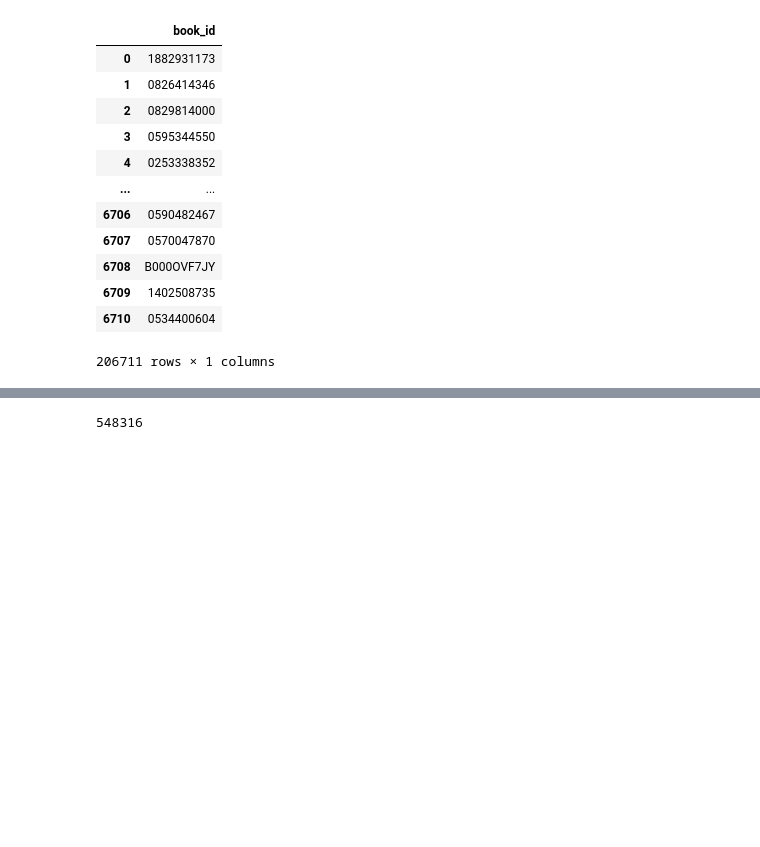
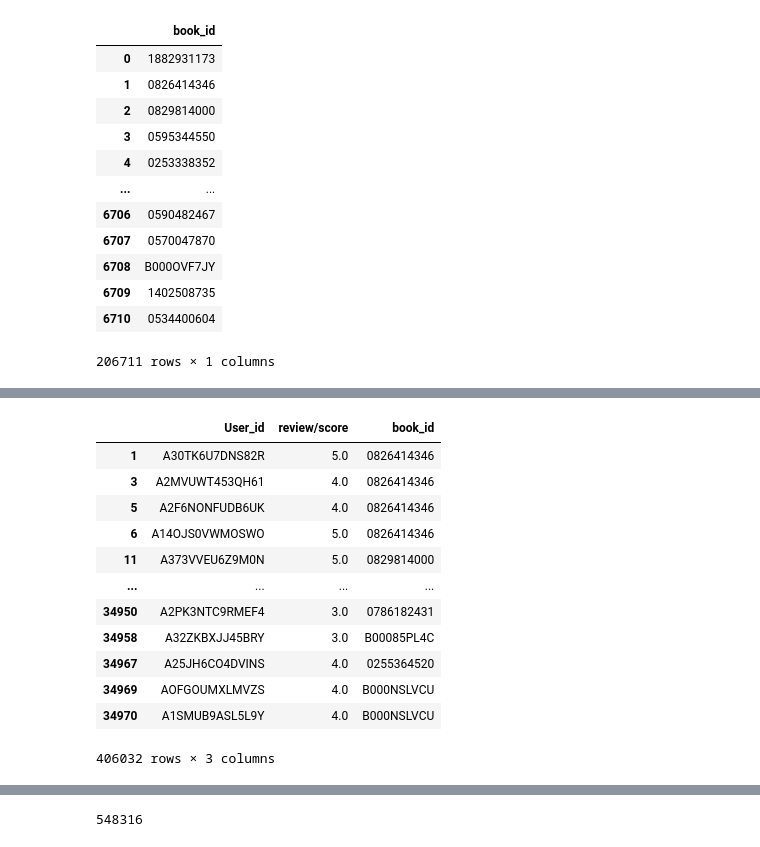
Before and after one commit to jinks145/pj_fireteam-108c, a Jupyter notebook: review_to_user_matrix.ipynb, the cells around one changed output, grey strips where cells are left out. Cells and saved outputs as stored; diff of their text form; code cells hidden in the pictures; blank space fills up the shorter version.

```diff
--- a/review_to_user_matrix.ipynb
+++ b/review_to_user_matrix.ipynb
@@ -100,0 +85,17 @@ matrix
+# %%
+reviewed_tagged_books = pd.read_csv('ratings_user_tagged.csv.gzip' , compression='gzip', index_col=0)
+reviewed_tagged_books
+# %% [output]
+|  | User_id | review/score | book_id |
+| 1 | A30TK6U7DNS82R | 5.0 | 0826414346 |
+| 3 | A2MVUWT453QH61 | 4.0 | 0826414346 |
+| 5 | A2F6NONFUDB6UK | 4.0 | 0826414346 |
+| 6 | A14OJS0VWMOSWO | 5.0 | 0826414346 |
+| 11 | A373VVEU6Z9M0N | 5.0 | 0829814000 |
+| ... | ... | ... | ... |
+| 34950 | A2PK3NTC9RMEF4 | 3.0 | 0786182431 |
+| 34958 | A32ZKBXJJ45BRY | 3.0 | B00085PL4C |
+| 34967 | A25JH6CO4DVINS | 4.0 | 0255364520 |
+| 34969 | AOFGOUMXLMVZS | 4.0 | B000NSLVCU |
+| 34970 | A1SMUB9ASL5L9Y | 4.0 | B000NSLVCU |
+406032 rows × 3 columns
```
Also changed, not shown: parts of 10 cells of this notebook, 18 other files.
